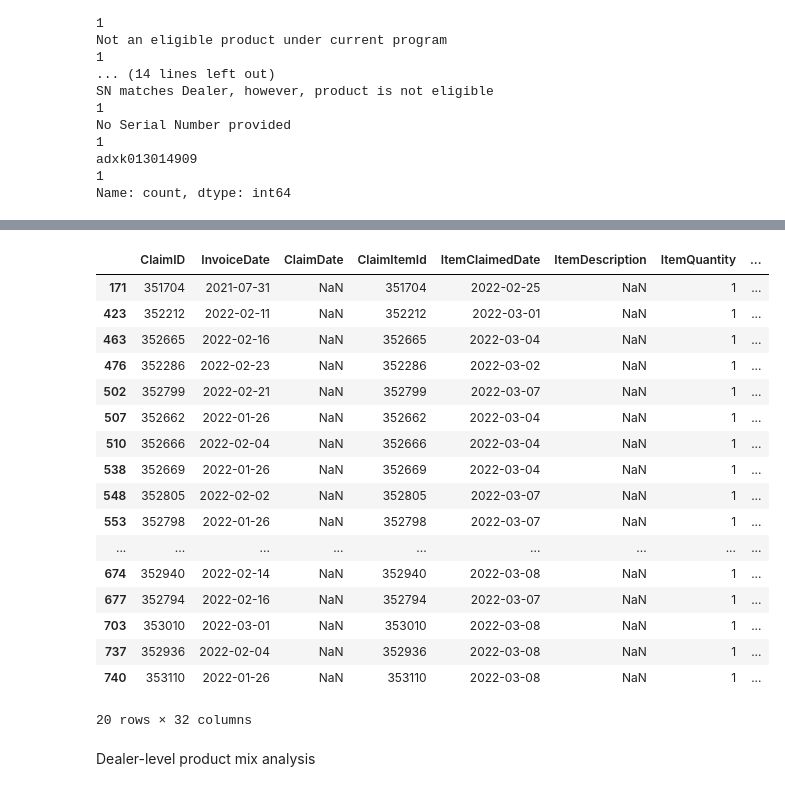
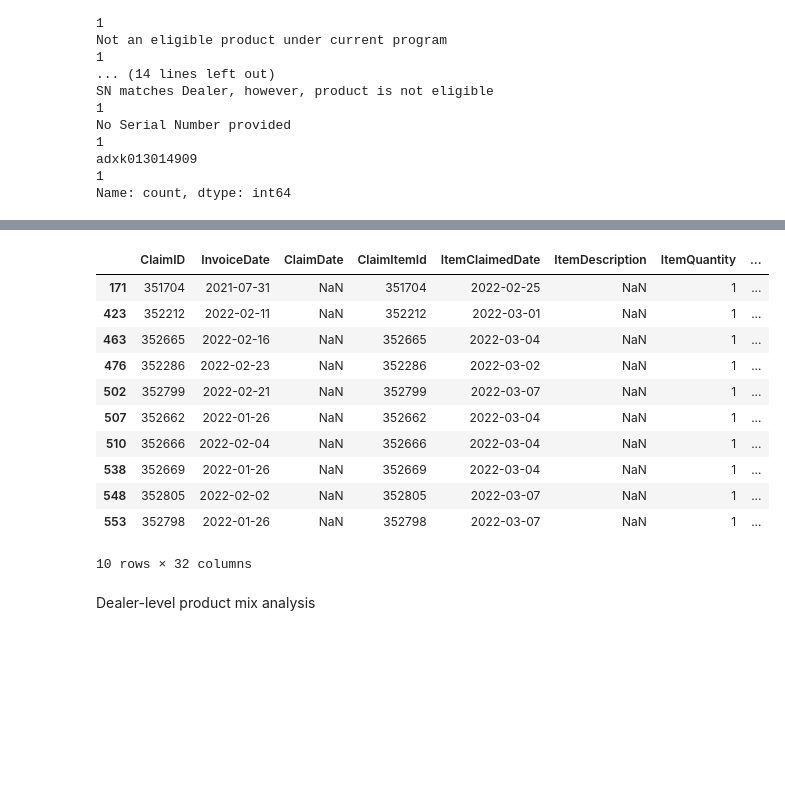
Before and after one commit to Lubina-ops/Claims-audit-and-fraud-detection, a Jupyter notebook: KM_Claim_data_Intial_Analysis.ipynb, the cells around one changed output, grey strips where cells are left out. Saved outputs shown, nothing was run; the diff lists cells and outputs as text; code cells hidden in the pictures; blank space fills up the shorter version.

```diff
--- a/KM_Claim_data_Intial_Analysis.ipynb
+++ b/KM_Claim_data_Intial_Analysis.ipynb
@@ -322,25 +305,19 @@ df.head(5)
 # %%
 df1 = df[df['fraud_flag'] == 1]
-df1.head(20)
+df1.head(10)
 # %% [output]
 |  | ClaimID | InvoiceDate | ClaimDate | ClaimItemId | ItemClaimedDate | ItemDescription | ItemQuantity | ... |
 | 171 | 351704 | 2021-07-31 | NaN | 351704 | 2022-02-25 | NaN | 1 | ... |
 | 423 | 352212 | 2022-02-11 | NaN | 352212 | 2022-03-01 | NaN | 1 | ... |
 | 463 | 352665 | 2022-02-16 | NaN | 352665 | 2022-03-04 | NaN | 1 | ... |
 | 476 | 352286 | 2022-02-23 | NaN | 352286 | 2022-03-02 | NaN | 1 | ... |
 | 502 | 352799 | 2022-02-21 | NaN | 352799 | 2022-03-07 | NaN | 1 | ... |
 | 507 | 352662 | 2022-01-26 | NaN | 352662 | 2022-03-04 | NaN | 1 | ... |
 | 510 | 352666 | 2022-02-04 | NaN | 352666 | 2022-03-04 | NaN | 1 | ... |
 | 538 | 352669 | 2022-01-26 | NaN | 352669 | 2022-03-04 | NaN | 1 | ... |
 | 548 | 352805 | 2022-02-02 | NaN | 352805 | 2022-03-07 | NaN | 1 | ... |
 | 553 | 352798 | 2022-01-26 | NaN | 352798 | 2022-03-07 | NaN | 1 | ... |
-| ... | ... | ... | ... | ... | ... | ... | ... | ... |
-| 674 | 352940 | 2022-02-14 | NaN | 352940 | 2022-03-08 | NaN | 1 | ... |
-| 677 | 352794 | 2022-02-16 | NaN | 352794 | 2022-03-07 | NaN | 1 | ... |
-| 703 | 353010 | 2022-03-01 | NaN | 353010 | 2022-03-08 | NaN | 1 | ... |
-| 737 | 352936 | 2022-02-04 | NaN | 352936 | 2022-03-08 | NaN | 1 | ... |
-| 740 | 353110 | 2022-01-26 | NaN | 353110 | 2022-03-08 | NaN | 1 | ... |
-20 rows × 32 columns
+10 rows × 32 columns
 # %% [markdown]
 Dealer-level product mix analysis
 # %%
```
Also changed, not shown: parts of 7 cells of this notebook.
